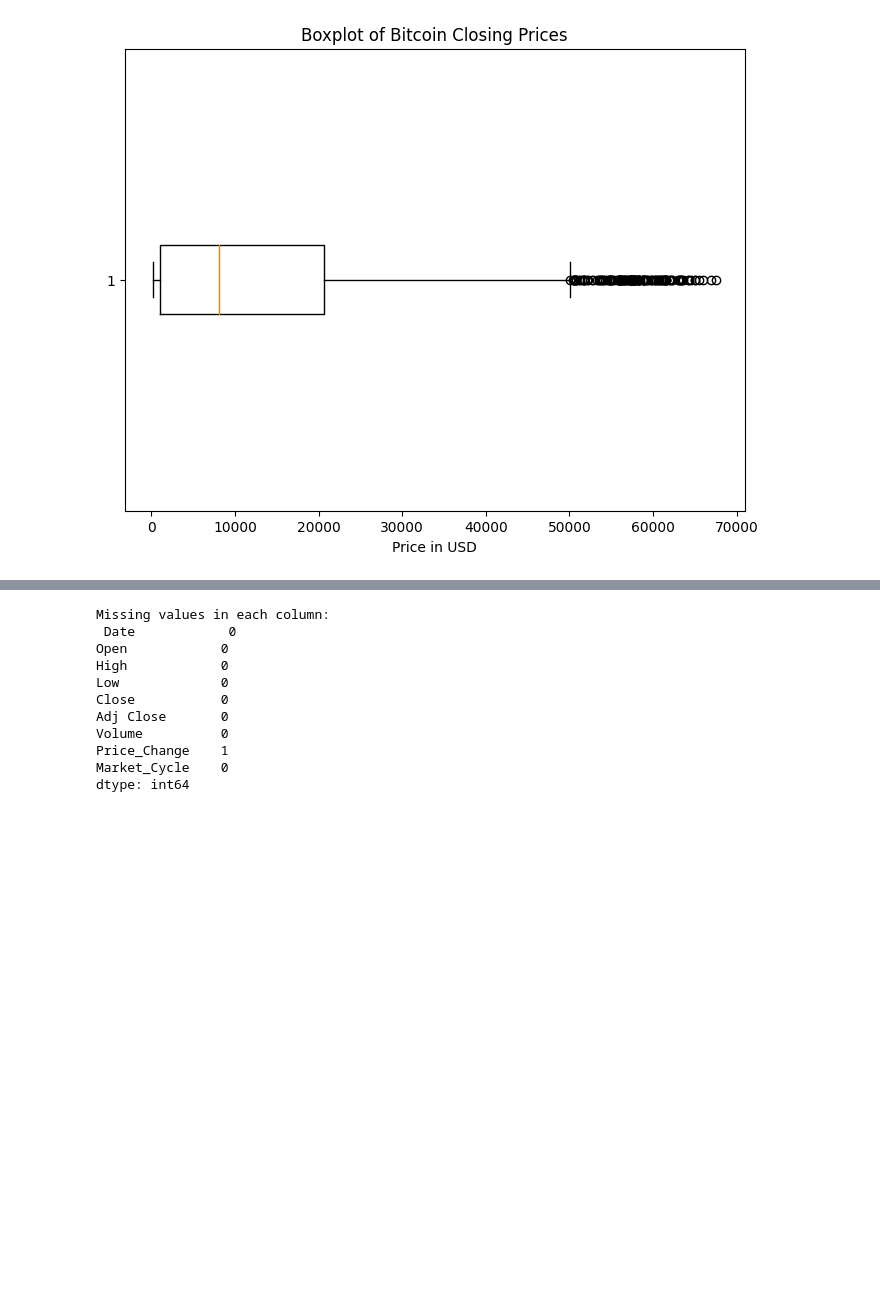
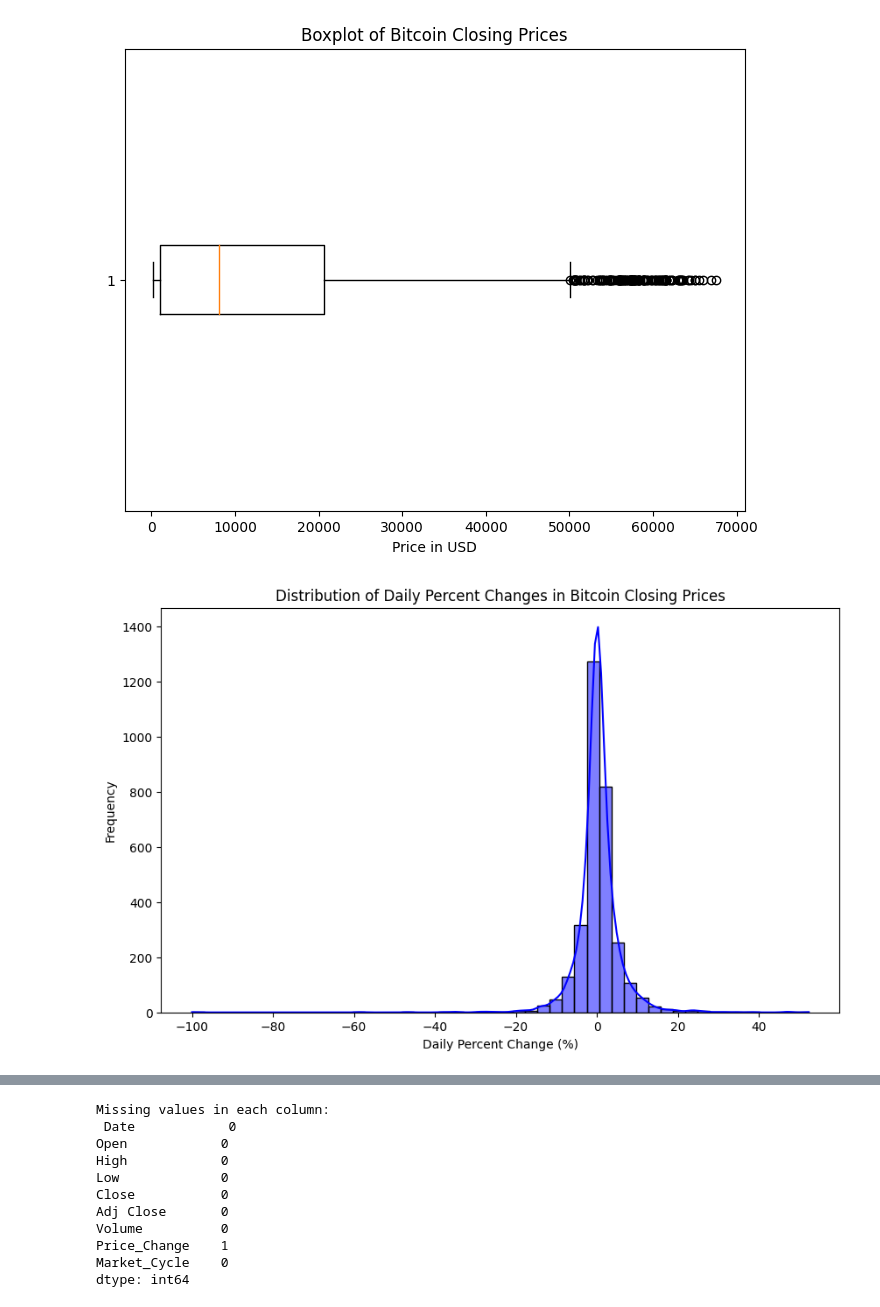
Before and after one commit to Goodevil01/Data-Prep-Ca1-, a Jupyter notebook: Strategic_Thinking_Ca2_.ipynb, the cells around one changed output, grey strips where cells are left out. Cells and saved outputs as stored; diff of their text form; code cells hidden in the pictures; blank space fills up the shorter version.

```diff
--- a/Strategic_Thinking_Ca2_.ipynb
+++ b/Strategic_Thinking_Ca2_.ipynb
@@ -233,3 +237,14 @@ plt.xlabel('Price in USD')
 plt.show()
 # %% [output]
 [figure]
+# %%
+df['Daily_Percent_Change'] = df['Close'].pct_change() * 100  # Multiply by 100 to convert to percentage
+# %%
+plt.figure(figsize=(10, 6))
+sns.histplot(df['Daily_Percent_Change'].dropna(), bins=50, kde=True, color='blue')  # dropna() to remove NaN values from the plot
+plt.title('Distribution of Daily Percent Changes in Bitcoin Closing Prices')
+plt.xlabel('Daily Percent Change (%)')
+plt.ylabel('Frequency')
+plt.show()
+# %% [output]
+[figure, added]
```
Also changed, not shown: parts of 13 cells of this notebook.
